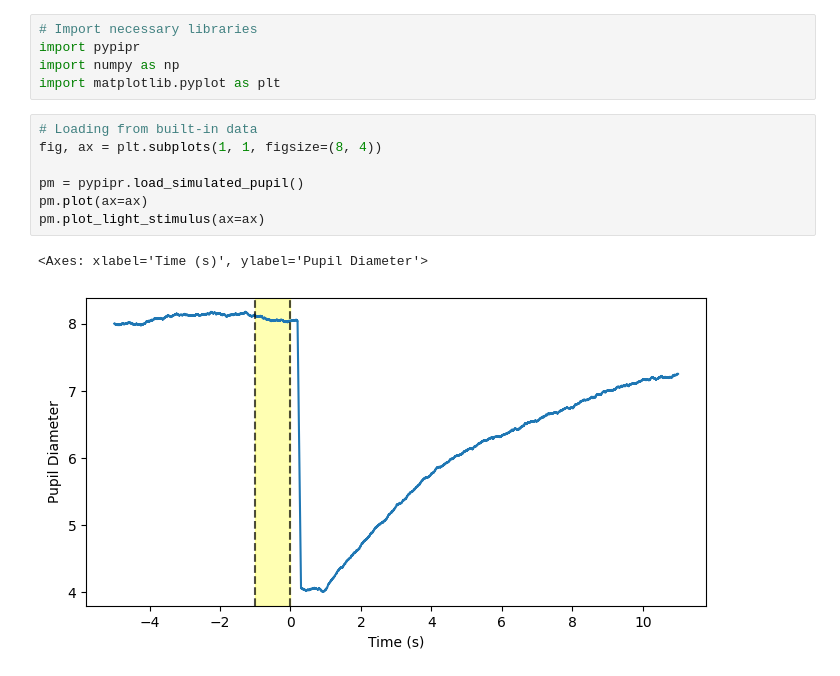
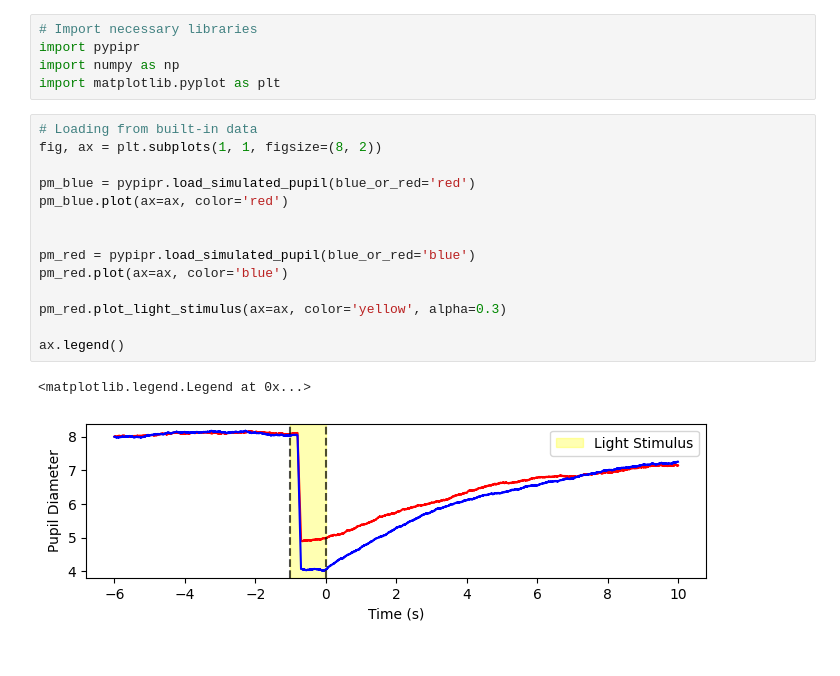
Before and after one commit to SBelgers/pypipr_package, a Jupyter notebook: docs/source/examples/example_ipynb/pupil_measurement/02_data_loading.ipynb, the cells around one changed output. Drawn from its saved outputs; the diff is of its cells as text.

```diff
--- a/docs/source/examples/example_ipynb/pupil_measurement/02_data_loading.ipynb
+++ b/docs/source/examples/example_ipynb/pupil_measurement/02_data_loading.ipynb
@@ -13,14 +13,21 @@ import numpy as np
 import matplotlib.pyplot as plt
 # %%
 # Loading from built-in data
-fig, ax = plt.subplots(1, 1, figsize=(8, 4))
+fig, ax = plt.subplots(1, 1, figsize=(8, 2))
 
-pm = pypipr.load_simulated_pupil()
-pm.plot(ax=ax)
-pm.plot_light_stimulus(ax=ax)
+pm_blue = pypipr.load_simulated_pupil(blue_or_red='red')
+pm_blue.plot(ax=ax, color='red')
+
+
+pm_red = pypipr.load_simulated_pupil(blue_or_red='blue')
+pm_red.plot(ax=ax, color='blue')
+
+pm_red.plot_light_stimulus(ax=ax, color='yellow', alpha=0.3)
+
+ax.legend()
 # %% [output]
-<Axes: xlabel='Time (s)', ylabel='Pupil Diameter'>
+<matplotlib.legend.Legend at 0x...>
-[figure, old version]
+[figure, new version]
 # %%
 # Creating "random" data from arrays
 time_data = np.linspace(0, 10, 1000)
```
Also changed, not shown: parts of 3 cells of this notebook, 4 other files.
